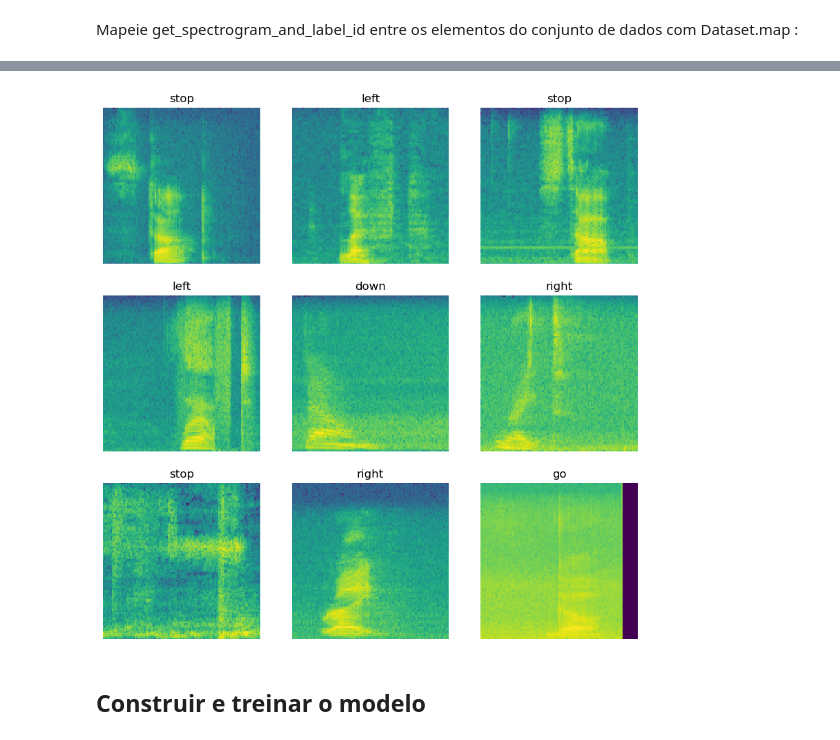
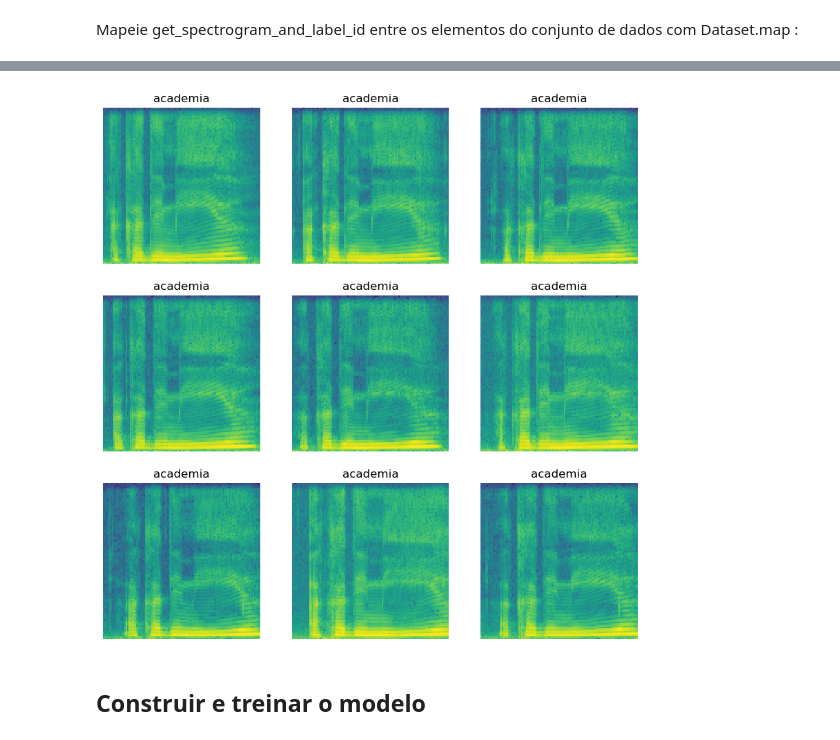
Before and after one commit to fernandasf/effect_pitch_classification, a Jupyter notebook: classifier/classifier_TF_v2.ipynb, the cells around one changed output, grey strips where cells are left out. Saved outputs shown, nothing was run; the diff lists cells and outputs as text; code cells hidden in the pictures.

```diff
--- a/classifier/classifier_TF_v2.ipynb
+++ b/classifier/classifier_TF_v2.ipynb
@@ -173,7 +159,7 @@ def get_spectrogram(waveform):
   spectrogram = spectrogram[..., tf.newaxis]
   return spectrogram
 # %%
-for waveform, label in waveform_ds.take(1):
+for waveform, label in val_waveform_ds.take(1):
   label = label.numpy().decode('utf-8')
   spectrogram = get_spectrogram(waveform)
 
@@ -216,3 +202,6 @@ plt.show()
 [figure]
 # %% [markdown]
 Mapeie get_spectrogram_and_label_id entre os elementos do conjunto de dados com Dataset.map :
+# %%
+LABELS = list(df["words"].unique())
+LABELS
@@ -219,27 +219,27 @@ Mapeie get_spectrogram_and_label_id entre os elementos do conjunto de dados com
 # %%
 def get_spectrogram_and_label_id(audio, label):
   spectrogram = get_spectrogram(audio)
-  label_id = tf.argmax(label == commands)
+  label_id = tf.argmax(label == LABELS)
   return spectrogram, label_id
 # %%
-spectrogram_ds = waveform_ds.map( map_func=get_spectrogram_and_label_id, num_parallel_calls=AUTOTUNE)
+val_spectrogram_ds = val_waveform_ds.map( map_func=get_spectrogram_and_label_id, num_parallel_calls=AUTOTUNE)
 # %%
 rows = 3
 cols = 3
 n = rows*cols
 fig, axes = plt.subplots(rows, cols, figsize=(10, 10))
 
-for i, (spectrogram, label_id) in enumerate(spectrogram_ds.take(n)):
+for i, (spectrogram, label_id) in enumerate(val_spectrogram_ds.take(n)):
   r = i // cols
   c = i % cols
   ax = axes[r][c]
   plot_spectrogram(spectrogram.numpy(), ax)
-  ax.set_title(commands[label_id.numpy()])
+  ax.set_title(LABELS[label_id.numpy()])
   ax.axis('off')
 
 plt.show()
 # %% [output]
-[figure, old version]
+[figure, new version]
 # %% [markdown]
 ## Construir e treinar o modelo
 # %%
```
Also changed, not shown: parts of 33 cells of this notebook, 2 other files.
